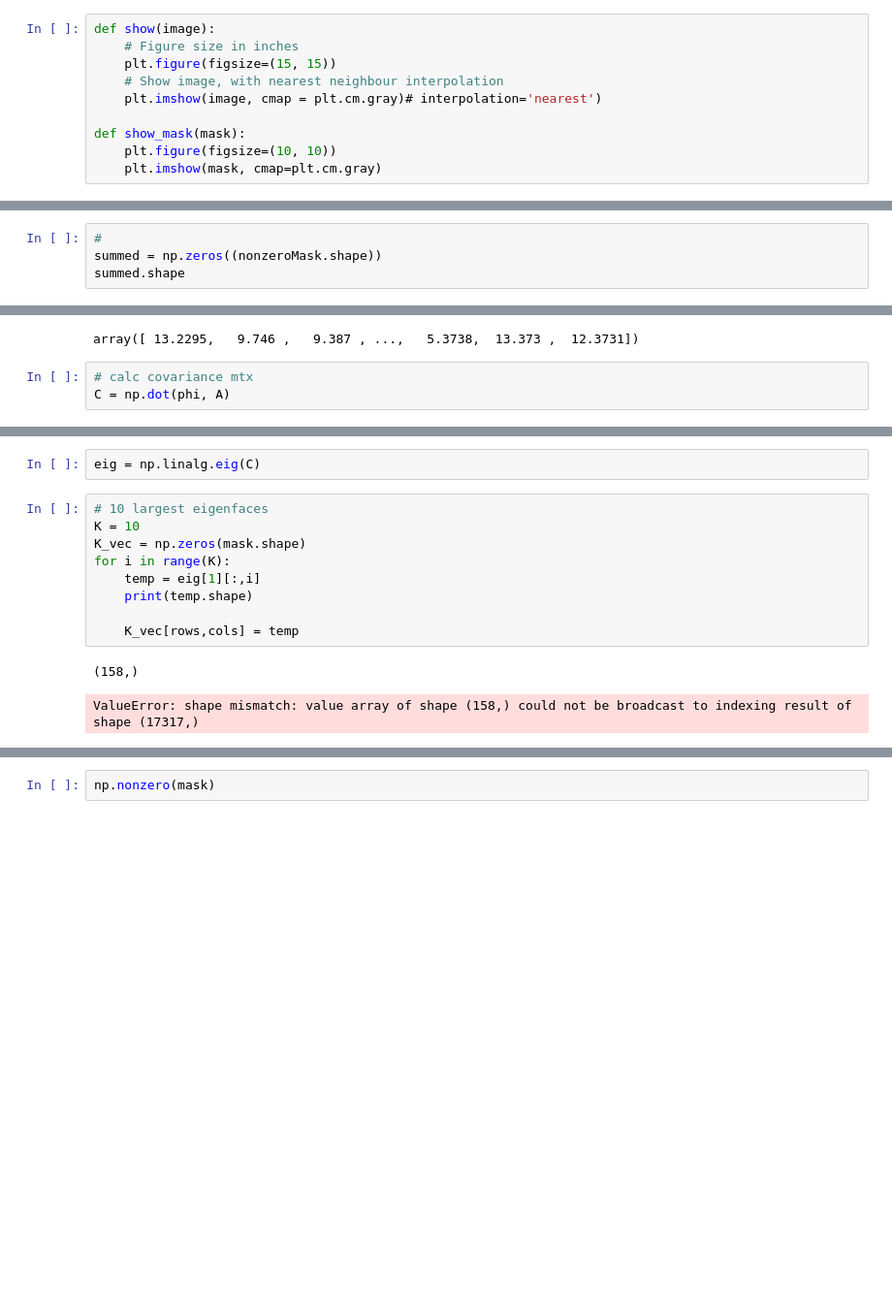
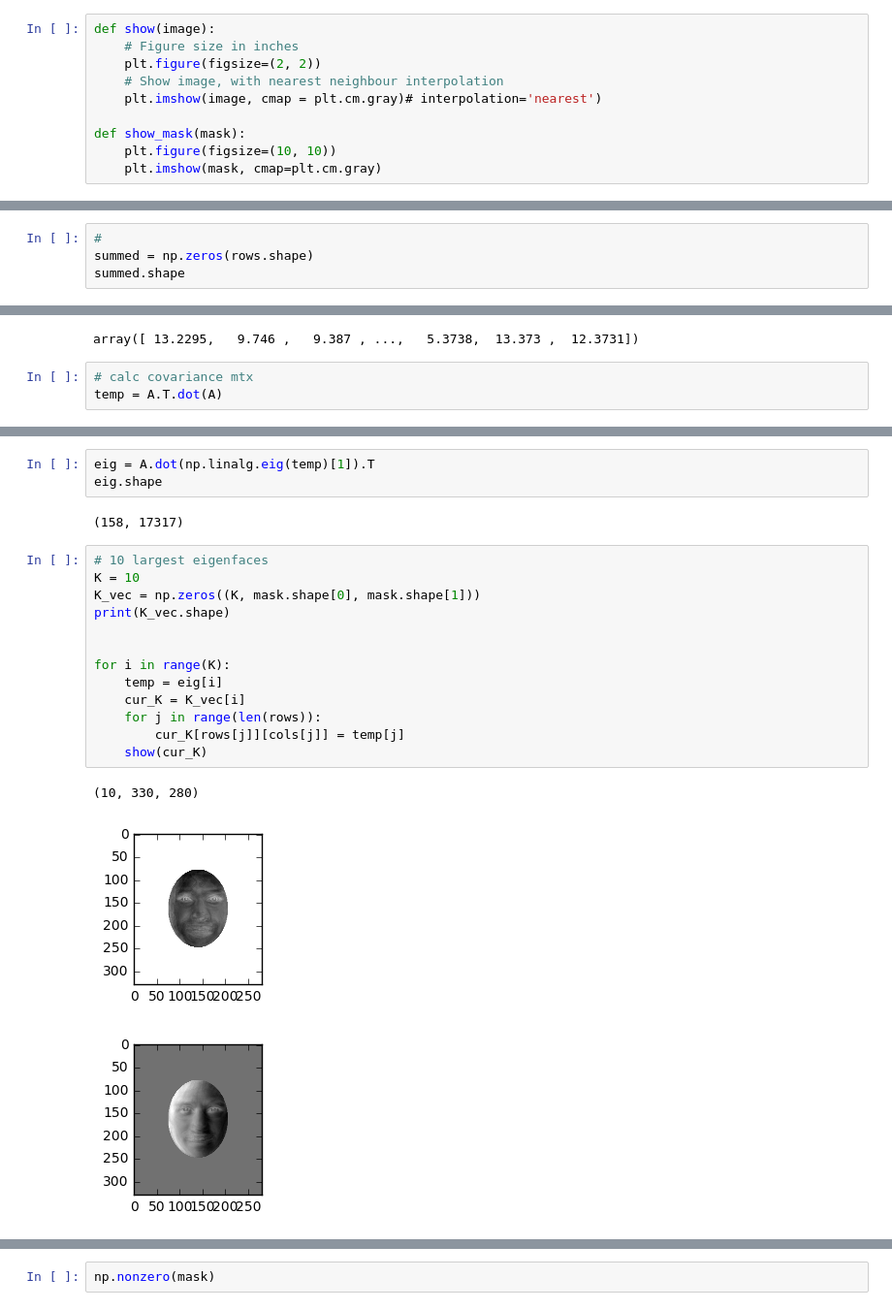
Before and after one commit to juchankim/facerec, a Jupyter notebook: faceRecognition.ipynb, the cells around one changed output, grey strips where cells are left out. Shown at 97% size. Saved outputs shown, nothing was run; the diff lists cells and outputs as text; blank space fills up the shorter version.

```diff
--- a/faceRecognition.ipynb
+++ b/faceRecognition.ipynb
@@ -20,7 +18,7 @@ STUDENT_DIR = BASE_DIR + 'StudentDatabase/'
 # %%
 def show(image):
     # Figure size in inches
-    plt.figure(figsize=(15, 15))
+    plt.figure(figsize=(2, 2))
     # Show image, with nearest neighbour interpolation
     plt.imshow(image, cmap = plt.cm.gray)# interpolation='nearest')
 
@@ -48,7 +46,7 @@ img.shape
 (92400,)
 # %%
 #
-summed = np.zeros((nonzeroMask.shape))
+summed = np.zeros(rows.shape)
 summed.shape
 # %% [output]
 (17317,)
@@ -85,5 +86,5 @@ gamma[1]
 array([ 13.2295,   9.746 ,   9.387 , ...,   5.3738,  13.373 ,  12.3731])
 # %%
 # calc covariance mtx
-C = np.dot(phi, A)
+temp = A.T.dot(A)
 # %%
@@ -91,16 +92,24 @@ C.shape
 # %% [output]
 (158, 158)
 # %%
-eig = np.linalg.eig(C)
+eig = A.dot(np.linalg.eig(temp)[1]).T
+eig.shape
+# %% [output]
+(158, 17317)
 # %%
 # 10 largest eigenfaces
 K = 10
-K_vec = np.zeros(mask.shape)
+K_vec = np.zeros((K, mask.shape[0], mask.shape[1]))
+print(K_vec.shape)
+
+
 for i in range(K):
-    temp = eig[1][:,i]
-    print(temp.shape)
-
-    K_vec[rows,cols] = temp
+    temp = eig[i]
+    cur_K = K_vec[i]
+    for j in range(len(rows)):
+        cur_K[rows[j]][cols[j]] = temp[j]
+    show(cur_K)
 # %% [output]
-(158,)
+(10, 330, 280)
-ValueError: shape mismatch: value array of shape (158,) could not be broadcast to indexing result of shape (17317,)
+[figure, added]
+[figure, added]
```
Also changed, not shown: parts of 9 cells of this notebook.
